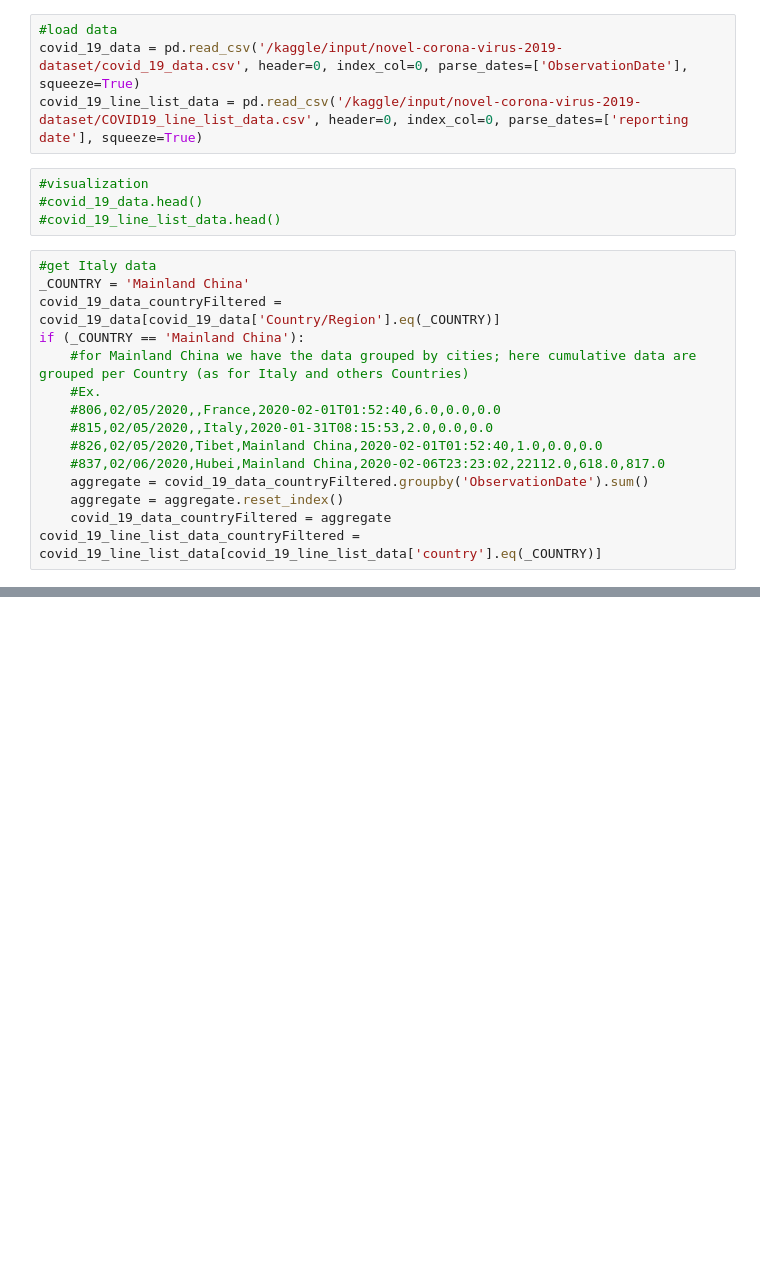
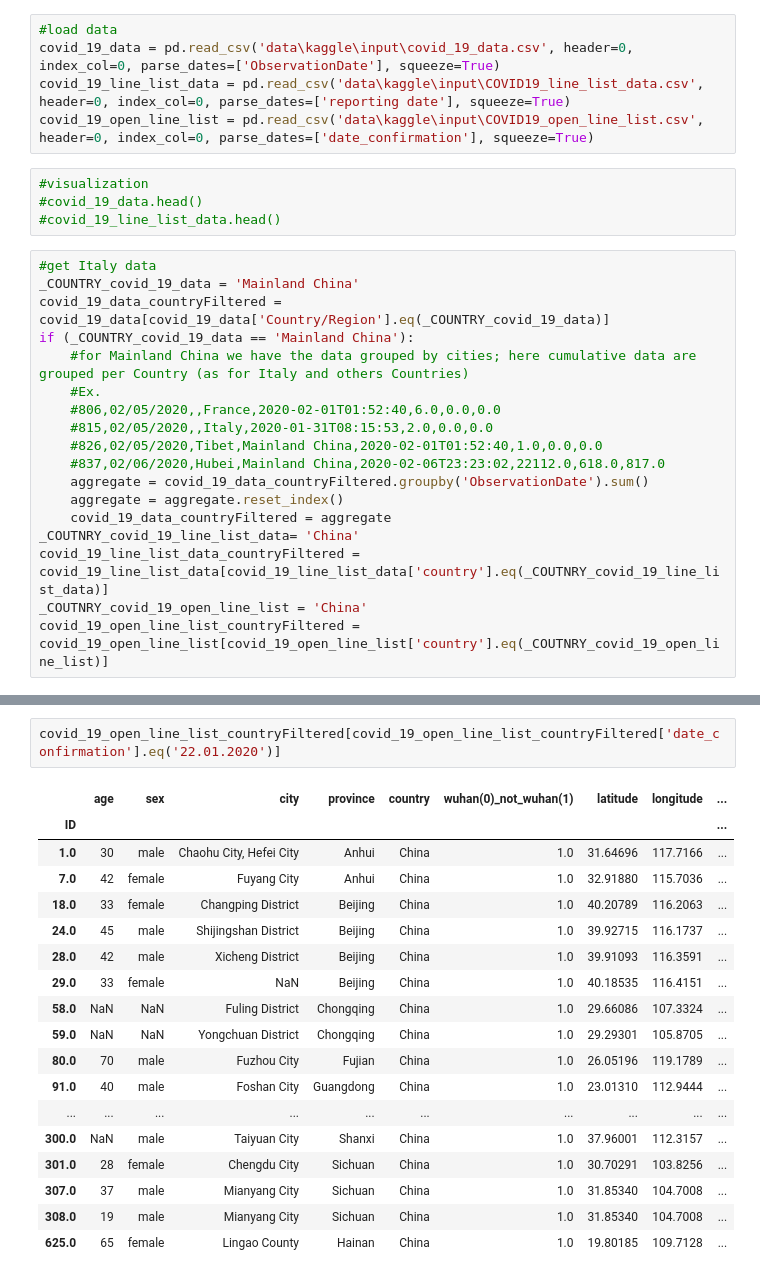
Before and after one commit to sromano1992/covAI-19, a Jupyter notebook: covid19.ipynb, the cells around one changed output, grey strips where cells are left out. Cells and saved outputs as stored; diff of their text form; blank space fills up the shorter version.

```diff
--- a/covid19.ipynb
+++ b/covid19.ipynb
@@ -25,16 +25,17 @@ for dirname, _, filenames in os.walk('/kaggle/input'):
 # %%
 #load data
-covid_19_data = pd.read_csv('/kaggle/input/novel-corona-virus-2019-dataset/covid_19_data.csv', header=0, index_col=0, parse_dates=['ObservationDate'], squeeze=True)
-covid_19_line_list_data = pd.read_csv('/kaggle/input/novel-corona-virus-2019-dataset/COVID19_line_list_data.csv', header=0, index_col=0, parse_dates=['reporting date'], squeeze=True)
+covid_19_data = pd.read_csv('data\kaggle\input\covid_19_data.csv', header=0, index_col=0, parse_dates=['ObservationDate'], squeeze=True)
+covid_19_line_list_data = pd.read_csv('data\kaggle\input\COVID19_line_list_data.csv', header=0, index_col=0, parse_dates=['reporting date'], squeeze=True)
+covid_19_open_line_list = pd.read_csv('data\kaggle\input\COVID19_open_line_list.csv', header=0, index_col=0, parse_dates=['date_confirmation'], squeeze=True)
 # %%
 #visualization
 #covid_19_data.head()
 #covid_19_line_list_data.head()
 # %%
 #get Italy data
-_COUNTRY = 'Mainland China'
-covid_19_data_countryFiltered = covid_19_data[covid_19_data['Country/Region'].eq(_COUNTRY)]
-if (_COUNTRY == 'Mainland China'):
+_COUNTRY_covid_19_data = 'Mainland China'
+covid_19_data_countryFiltered = covid_19_data[covid_19_data['Country/Region'].eq(_COUNTRY_covid_19_data)]
+if (_COUNTRY_covid_19_data == 'Mainland China'):
     #for Mainland China we have the data grouped by cities; here cumulative data are grouped per Country (as for Italy and others Countries)
     #Ex.
     #806,02/05/2020,,France,2020-02-01T01:52:40,6.0,0.0,0.0
@@ -44,5 +45,8 @@ if (_COUNTRY == 'Mainland China'):
     aggregate = covid_19_data_countryFiltered.groupby('ObservationDate').sum()
     aggregate = aggregate.reset_index()
     covid_19_data_countryFiltered = aggregate
-covid_19_line_list_data_countryFiltered = covid_19_line_list_data[covid_19_line_list_data['country'].eq(_COUNTRY)]
+_COUTNRY_covid_19_line_list_data= 'China'
+covid_19_line_list_data_countryFiltered = covid_19_line_list_data[covid_19_line_list_data['country'].eq(_COUTNRY_covid_19_line_list_data)]
+_COUTNRY_covid_19_open_line_list = 'China'
+covid_19_open_line_list_countryFiltered = covid_19_open_line_list[covid_19_open_line_list['country'].eq(_COUTNRY_covid_19_open_line_list)]
 # %%
@@ -81,0 +111,21 @@ covid_19_line_list_data_italy.head()
+# %%
+covid_19_open_line_list_countryFiltered[covid_19_open_line_list_countryFiltered['date_confirmation'].eq('22.01.2020')]
+# %% [output]
+|  | age | sex | city | province | country | wuhan(0)_not_wuhan(1) | latitude | longitude | ... |
+| ID |  |  |  |  |  |  |  |  | ... |
+| 1.0 | 30 | male | Chaohu City, Hefei City | Anhui | China | 1.0 | 31.64696 | 117.7166 | ... |
+| 7.0 | 42 | female | Fuyang City | Anhui | China | 1.0 | 32.91880 | 115.7036 | ... |
+| 18.0 | 33 | female | Changping District | Beijing | China | 1.0 | 40.20789 | 116.2063 | ... |
+| 24.0 | 45 | male | Shijingshan District | Beijing | China | 1.0 | 39.92715 | 116.1737 | ... |
+| 28.0 | 42 | male | Xicheng District | Beijing | China | 1.0 | 39.91093 | 116.3591 | ... |
+| 29.0 | 33 | female | NaN | Beijing | China | 1.0 | 40.18535 | 116.4151 | ... |
+| 58.0 | NaN | NaN | Fuling District | Chongqing | China | 1.0 | 29.66086 | 107.3324 | ... |
+| 59.0 | NaN | NaN | Yongchuan District | Chongqing | China | 1.0 | 29.29301 | 105.8705 | ... |
+| 80.0 | 70 | male | Fuzhou City | Fujian | China | 1.0 | 26.05196 | 119.1789 | ... |
+| 91.0 | 40 | male | Foshan City | Guangdong | China | 1.0 | 23.01310 | 112.9444 | ... |
+| ... | ... | ... | ... | ... | ... | ... | ... | ... | ... |
+| 300.0 | NaN | male | Taiyuan City | Shanxi | China | 1.0 | 37.96001 | 112.3157 | ... |
+| 301.0 | 28 | female | Chengdu City | Sichuan | China | 1.0 | 30.70291 | 103.8256 | ... |
+| 307.0 | 37 | male | Mianyang City | Sichuan | China | 1.0 | 31.85340 | 104.7008 | ... |
+| 308.0 | 19 | male | Mianyang City | Sichuan | China | 1.0 | 31.85340 | 104.7008 | ... |
+| 625.0 | 65 | female | Lingao County | Hainan | China | 1.0 | 19.80185 | 109.7128 | ... |
```
Also changed, not shown: parts of 6 cells of this notebook, 8 other files.
